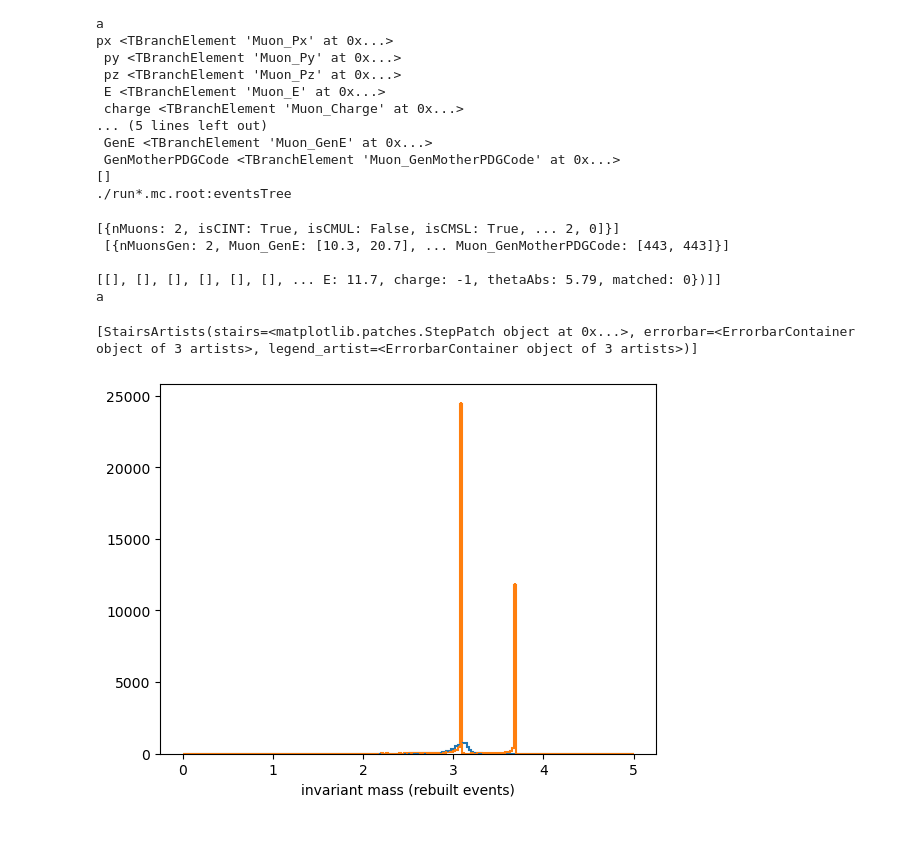
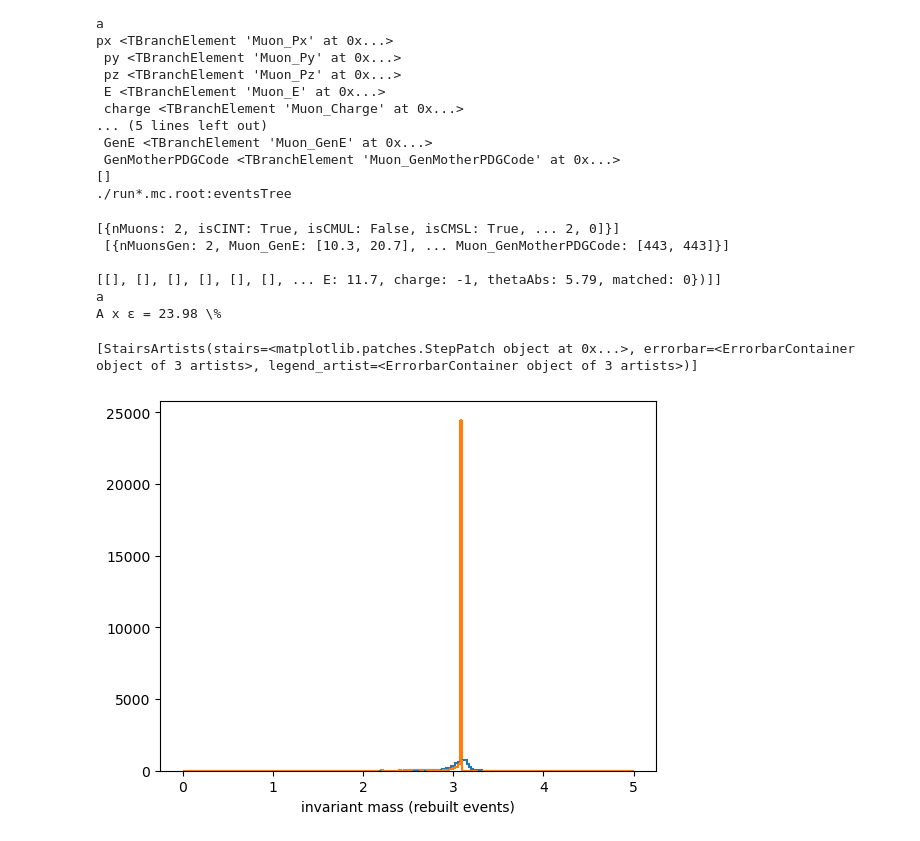
Before and after one commit to nantes-m2-rps-exp/qqbar2mumu-2022, a Jupyter notebook: notebooks/Geometric_Parameters-Vectorisation.ipynb, the cells around one changed output. Drawn from its saved outputs; the diff is of its cells as text; code cells hidden in the pictures.

```diff
--- a/notebooks/Geometric_Parameters-Vectorisation.ipynb
+++ b/notebooks/Geometric_Parameters-Vectorisation.ipynb
@@ -293,8 +293,8 @@ IS_MC=True if DATATYPE=="mc" else False
 #!file *.root
 #file = uproot.open("run291694.mc.root")
 #file.keys()
-events = file["eventsTree"]
-gen = file["genTree"]
+#events = file["eventsTree"]
+#gen = file["genTree"]
 
 #def data_url(run,is_mc):
 #    basesrc="https://cernbox.cern.ch/remote.php/dav/public-files/VJZ5whMyF5Kxldd/dimuonData_LHC18m"
@@ -328,11 +328,11 @@ def getTracksGenerated(gen):
     i = gen["Muon_GenMotherPDGCode"] == 443
     j = i[:,0]
     tracksGen = gen[j]
-    return ak.zip({ "px":gen["Muon_GenPx"],
-                   "py":gen["Muon_GenPy"],
-                   "pz":gen["Muon_GenPz"],
-                   "E":gen["Muon_GenE"],
-                   "GenMotherPDGCode":gen["Muon_GenMotherPDGCode"]},
+    return ak.zip({ "px":tracksGen["Muon_GenPx"],
+                   "py":tracksGen["Muon_GenPy"],
+                   "pz":tracksGen["Muon_GenPz"],
+                   "E":tracksGen["Muon_GenE"],
+                   "GenMotherPDGCode":tracksGen["Muon_GenMotherPDGCode"]},
                     with_name='Momentum4D')
 
 def scan(dataDescription1, dataDescription2,
@@ -391,31 +391,36 @@ def scan(dataDescription1, dataDescription2,
         hPhi.fill(ak.flatten(tracks.phi))
         hInvMass.fill(ak.flatten(invariant_mass))
         hInvMassGen.fill(ak.flatten(invariant_massGen))
 
         print(pairs)
         print("a")
 
         if verbose:
             print(batch1[1], "\n", batch2[1])
 
 vhMagRaw = hist.Hist(hist.axis.Regular(bins=100,start=0,stop=100,name='$|p|$'))
 vhPhiRaw = hist.Hist(hist.axis.Regular(bins=200,start=-22/7,stop=22/7,name='$\phi$'))
 vhInvMass = hist.Hist(hist.axis.Regular(bins=200,start=0,stop=5,name='invariant mass (rebuilt events)'))
 vhInvMassGen = hist.Hist(hist.axis.Regular(bins=200,start=0,stop=5,name='invariant mass (generated events)'))
 
 scan(dataDescription1=f"{BASEDIR}/run291694.{DATATYPE}.root:eventsTree",
      dataDescription2=f"{BASEDIR}/run291694.{DATATYPE}.root:genTree",
           hMag=vhMagRaw, hPhi=vhPhiRaw, hInvMass=vhInvMass, hInvMassGen = vhInvMassGen,
           eventSelector=lambda x: x["isCMUL"]==True,
           trackSelector=lambda x: (x.eta<-2.5) & (x.eta>-4) & (x["thetaAbs"]>2) & (x["thetaAbs"]<10))
 
+nRebuilt = vhInvMass.sum()
+nGen = vhInvMassGen.sum()
+print("A x \u03B5 = %.2f" %((nRebuilt/nGen)*100), "%")
+
 vhInvMass.plot(label="Rebuilt events")
 vhInvMassGen.plot(label="Generated events")
 # %% [output]
 [{nMuons: 2, isCINT: True, isCMUL: False, isCMSL: True, ... 2, 0]}]
  [{nMuonsGen: 2, Muon_GenE: [10.3, 20.7], ... Muon_GenMotherPDGCode: [443, 443]}]
 
 [[], [], [], [], [], [], ... E: 11.7, charge: -1, thetaAbs: 5.79, matched: 0})]]
 a
+A x ε = 23.98 \%
 [StairsArtists(stairs=<matplotlib.patches.StepPatch object at 0x...>, errorbar=<ErrorbarContainer object of 3 artists>, legend_artist=<ErrorbarContainer object of 3 artists>)]
-[figure, old version]
+[figure, new version]
```
